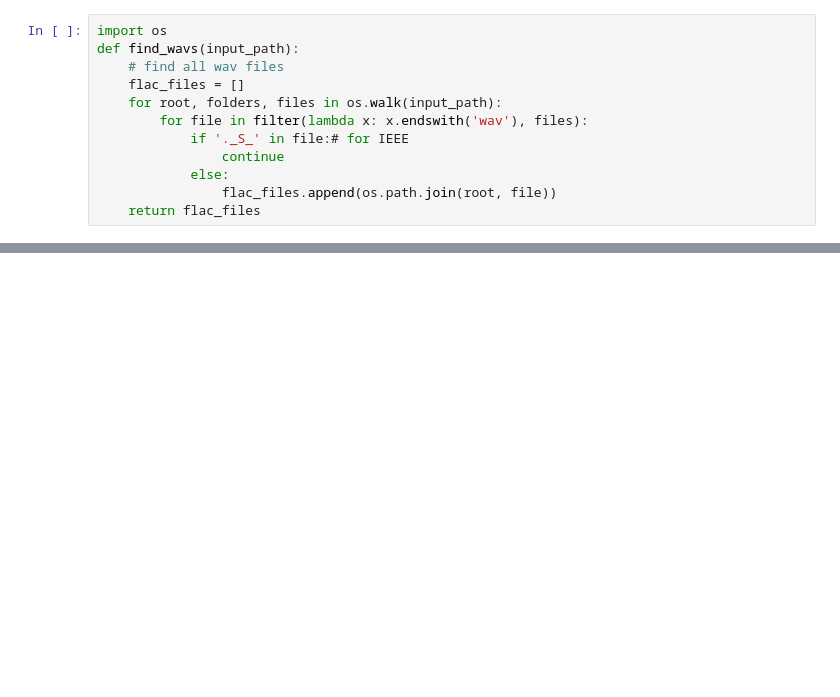
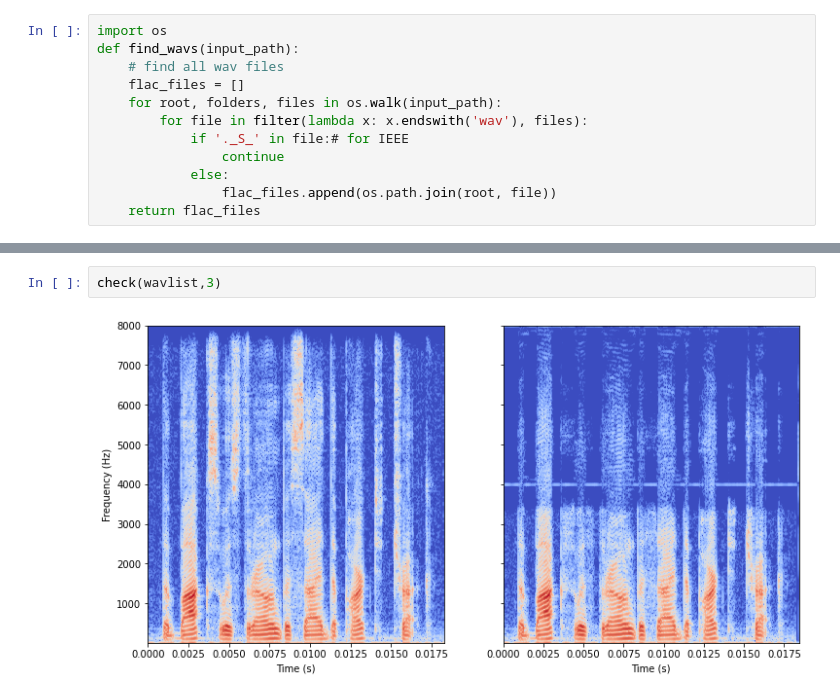
Before and after one commit to tan90xx/audio-super-resolution-tf, a Jupyter notebook: src/compute_metircs.ipynb, the cells around one changed output, grey strips where cells are left out. Drawn from its saved outputs; the diff is of its cells as text; blank space fills up the shorter version.

```diff
--- a/src/compute_metircs.ipynb
+++ b/src/compute_metircs.ipynb
@@ -122,0 +153,4 @@ plt.show()
+# %%
+check(wavlist,3)
+# %% [output]
+[figure, added]
```
Also changed, not shown: parts of 9 cells of this notebook.
